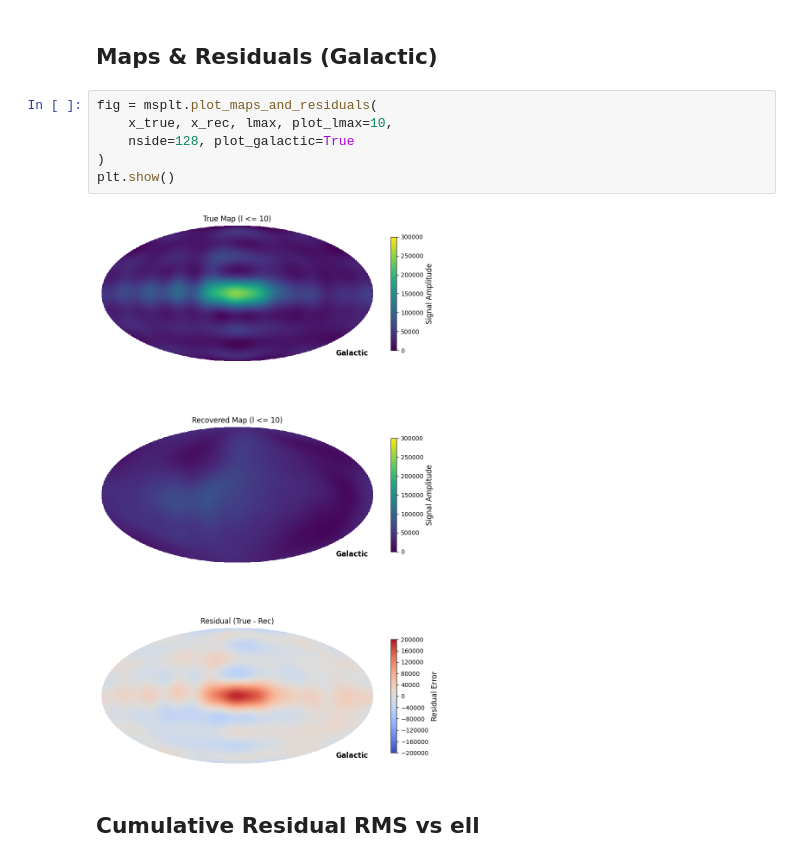
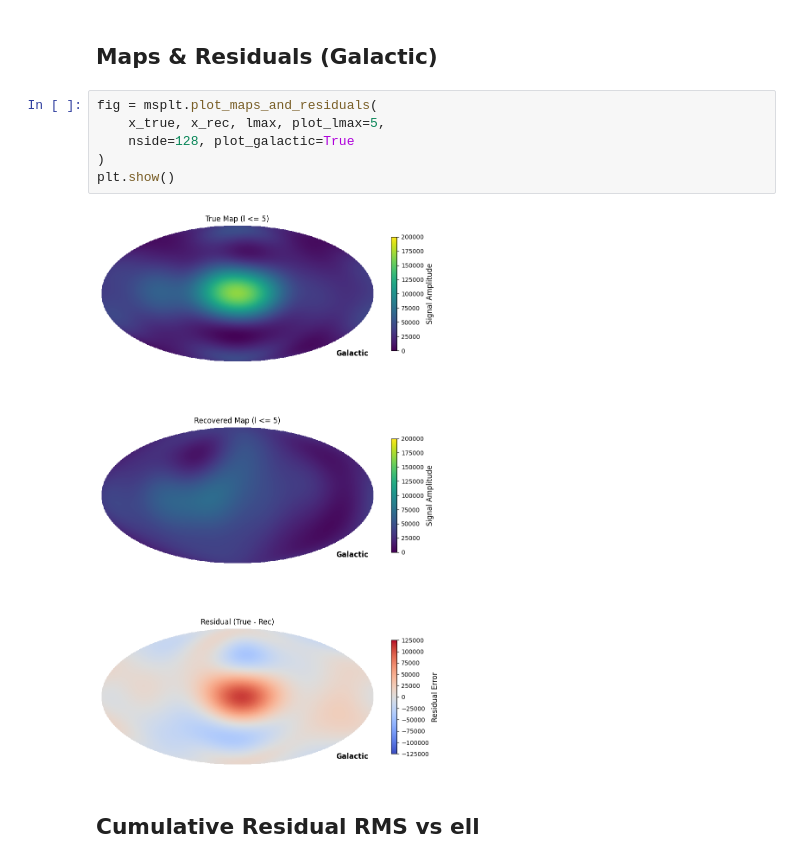
Before and after one commit to MIST-Experiment/mistsim, a Jupyter notebook: notebooks/mapmaking/notebooks_out/mars.ipynb, the cells around one changed output. Saved outputs shown, nothing was run; the diff lists cells and outputs as text.

```diff
--- a/notebooks/mapmaking/notebooks_out/mars.ipynb
+++ b/notebooks/mapmaking/notebooks_out/mars.ipynb
@@ -76,12 +78,12 @@ plt.show()
 ## Maps & Residuals (Galactic)
 # %%
 fig = msplt.plot_maps_and_residuals(
-    x_true, x_rec, lmax, plot_lmax=10,
+    x_true, x_rec, lmax, plot_lmax=5,
     nside=128, plot_galactic=True
 )
 plt.show()
 # %% [output]
-[figure, old version]
+[figure, new version]
 # %% [markdown]
 ## Cumulative Residual RMS vs ell
 # %%
```
Also changed, not shown: parts of 8 cells of this notebook, 7 other files.
